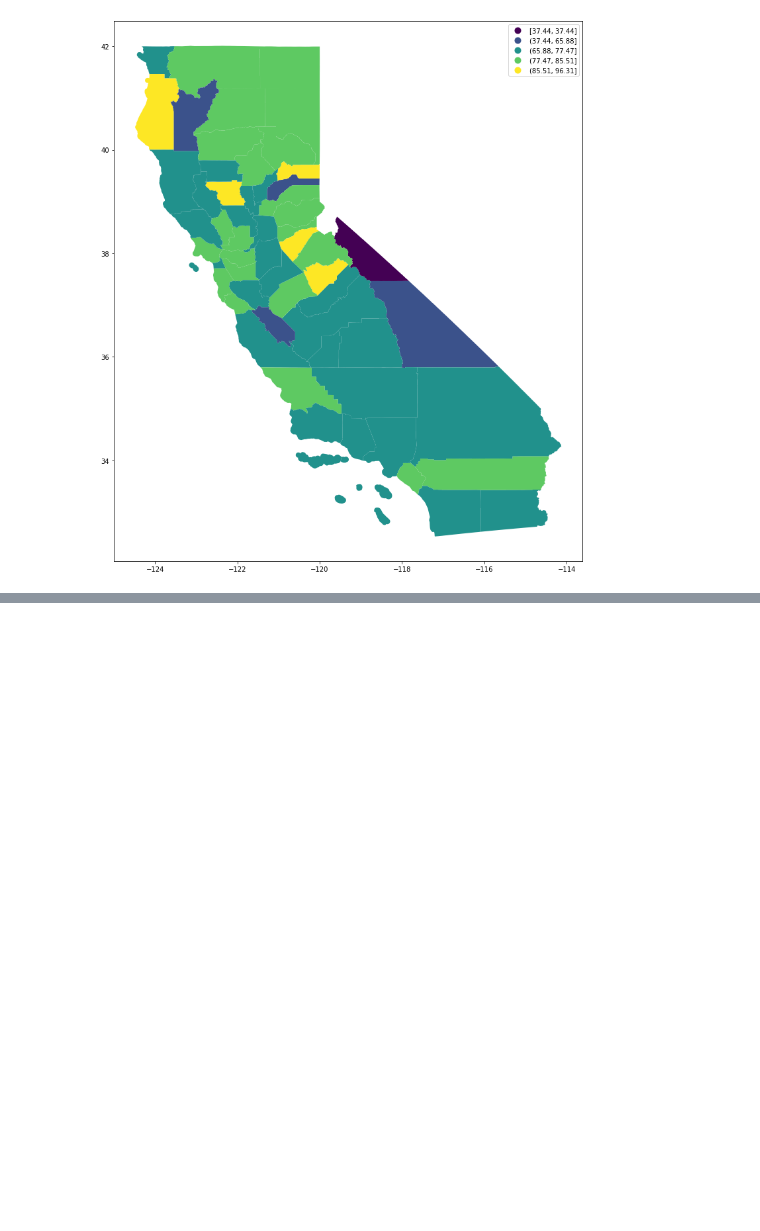
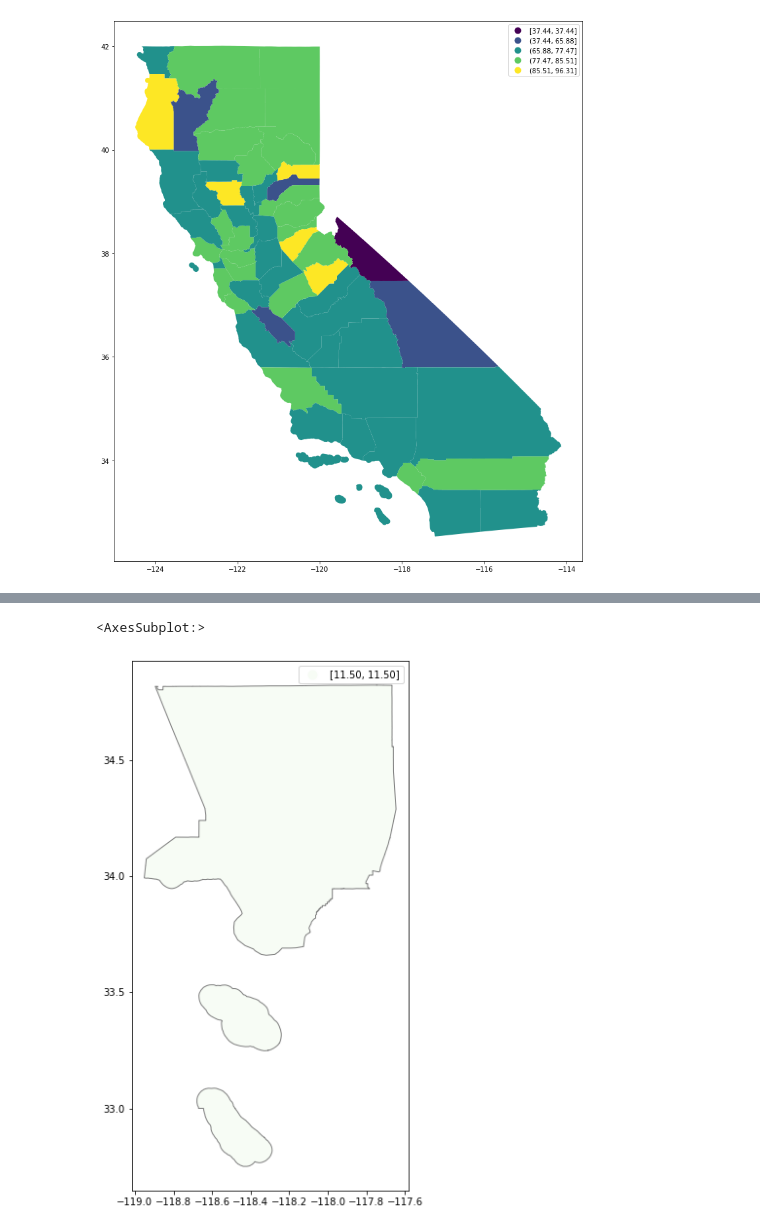
Before and after one commit to nnasr001/PBPL280S21Project1, a Jupyter notebook: graduationvisualization.ipynb, the cells around one changed output, grey strips where cells are left out. Saved outputs shown, nothing was run; the diff lists cells and outputs as text; code cells hidden in the pictures; blank space fills up the shorter version.

```diff
--- a/graduationvisualization.ipynb
+++ b/graduationvisualization.ipynb
@@ -104,0 +277,6 @@ income.head()
+# %%
+la_casestudy.plot(column='Dropoutrate', cmap='Greens', scheme='Quantiles', k=3,edgecolor='grey',
+        legend=True)
+# %% [output]
+<AxesSubplot:>
+[figure, added]
```
Also changed, not shown: parts of 39 cells of this notebook.
